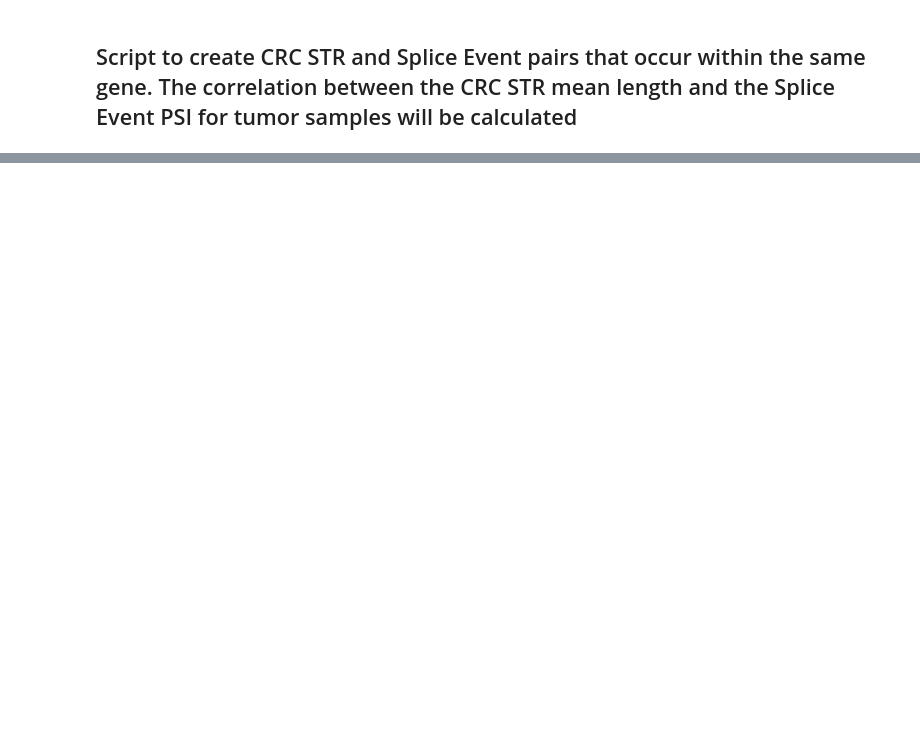
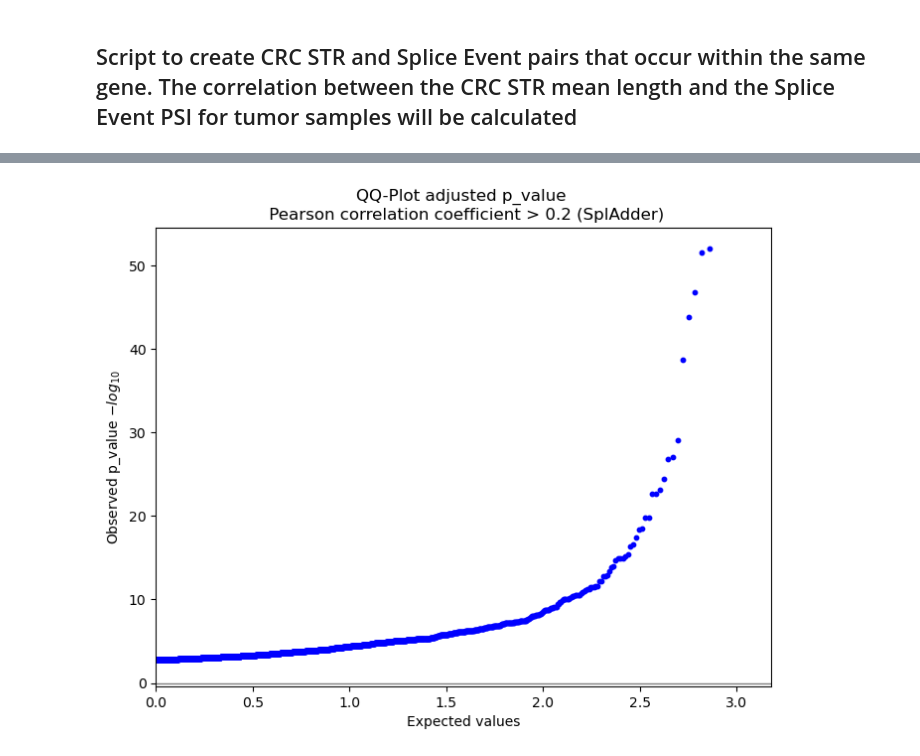
Before and after one commit to rabiaayyche/str_crc, a Jupyter notebook: src/str_ase.ipynb, the cells around one changed output, grey strips where cells are left out. Drawn from its saved outputs; the diff is of its cells as text; code cells hidden in the pictures; blank space fills up the shorter version.

```diff
--- a/src/str_ase.ipynb
+++ b/src/str_ase.ipynb
@@ -206,0 +264,18 @@ df_str_ase
+# %%
+# Transformation der p-Werte in -log10(p-Werte)
+neg_log10_p_values = -np.log10(df_str_ase_spladder_filtered['adjusted_p_value'])
+
+# QQ-Plot-Daten ohne Linie erstellen
+res = stats.probplot(neg_log10_p_values, dist="norm")
+
+# Manuell plotten
+plt.figure(figsize=(8, 6))
+plt.scatter(res[0][0], res[0][1], color='blue', s=10)
+plt.title("QQ-Plot adjusted p_value \n Pearson correlation coefficient > 0.2 (SplAdder)")
+plt.xlabel("Expected values")
+plt.ylabel("Observed p_value $-log_{10}$")
+plt.axhline(y=0, color='grey', linestyle='-', linewidth=1)
+plt.xlim(left=0)
+plt.show()
+# %% [output]
+[figure, added]
```
Also changed, not shown: parts of 60 cells of this notebook.
